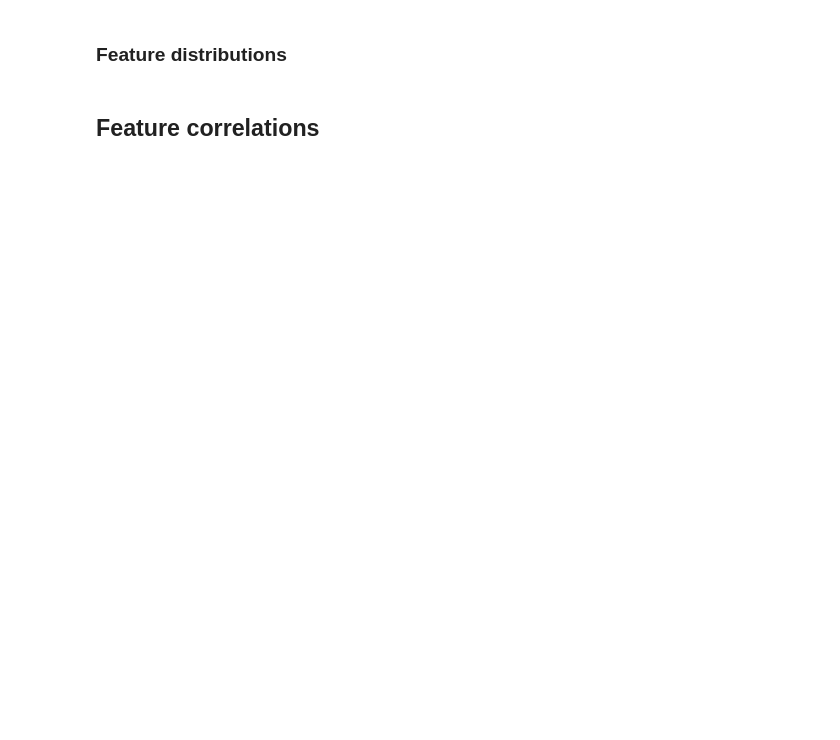
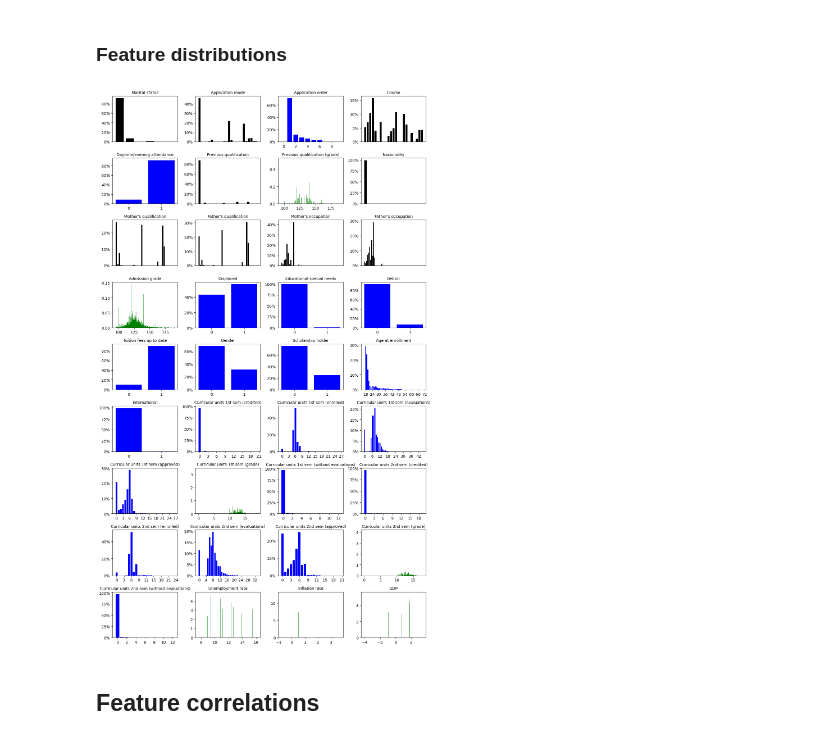
Before and after one commit to kooooo2014/kaggle, a Jupyter notebook: others/EDA/ExploratoryDataAnalysis.ipynb, the cells around one changed output. Saved outputs shown, nothing was run; the diff lists cells and outputs as text; code cells hidden in the pictures; blank space fills up the shorter version.

```diff
--- a/others/EDA/ExploratoryDataAnalysis.ipynb
+++ b/others/EDA/ExploratoryDataAnalysis.ipynb
@@ -0,0 +1,14 @@
+# %%
+import numpy as np
+import pandas as pd
+import seaborn as sns
+import matplotlib.pyplot as plt
+import matplotlib.ticker as ticker
+from scipy.stats import mannwhitneyu
+
+
+train = pd.read_csv('train.csv', index_col='id')
+test = pd.read_csv('test.csv', index_col='id')
+
+initial_features = list(test.columns)
+train
@@ -38,25 +90,27 @@ for feature in cat_features:
 # %%
 # 全データを可視化
 # floatデータは緑ヒストグラム
 # categoryデータは黒棒グラフ
 # integerデータは青棒グラフ
 _, axs = plt.subplots(9, 4, figsize=(12, 20))
 for col, ax in zip(initial_features, axs.ravel()):
     if train[col].dtype == float:
         ax.hist(train[col], bins=300, density=True, color='g')
     elif train[col].dtype == 'category':
         vc = train[col].cat.codes.value_counts() / len(train)
         ax.bar(vc.index, vc, color='k')
         ax.yaxis.set_major_formatter('{x:.0%}')
         ax.set_xticks([])
     else: # integer
         vc = train[col].value_counts() / len(train)
         ax.bar(vc.index, vc, color='b')
-        ax.xaxis.set_major_locator(MaxNLocator(integer=True))
+        ax.xaxis.set_major_locator(ticker.MaxNLocator(integer=True))
         ax.yaxis.set_major_formatter('{x:.0%}')
     ax.set_title(col, fontsize=10)
 plt.tight_layout()
 plt.show()
+# %% [output]
+[figure, added]
 # %% [markdown]
 ## Feature correlations
 # %%
```
Also changed, not shown: parts of 7 cells of this notebook, 3 other files.
